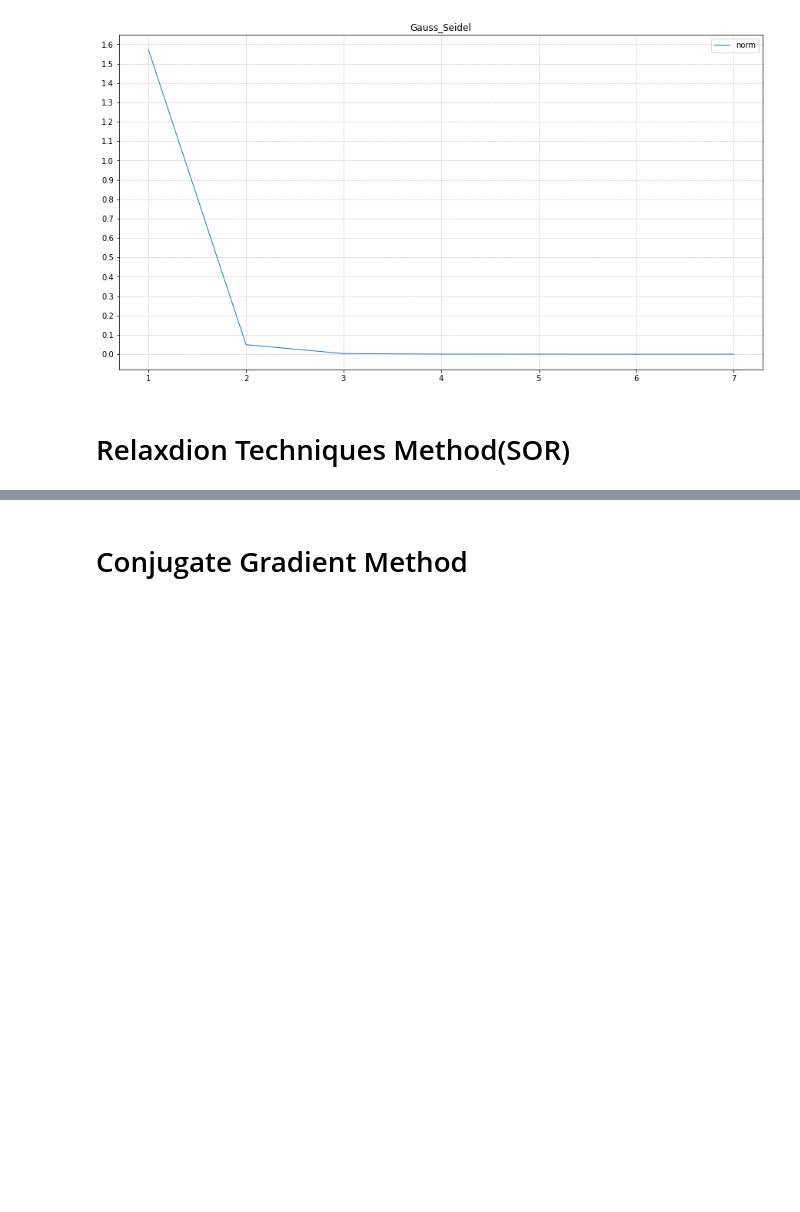
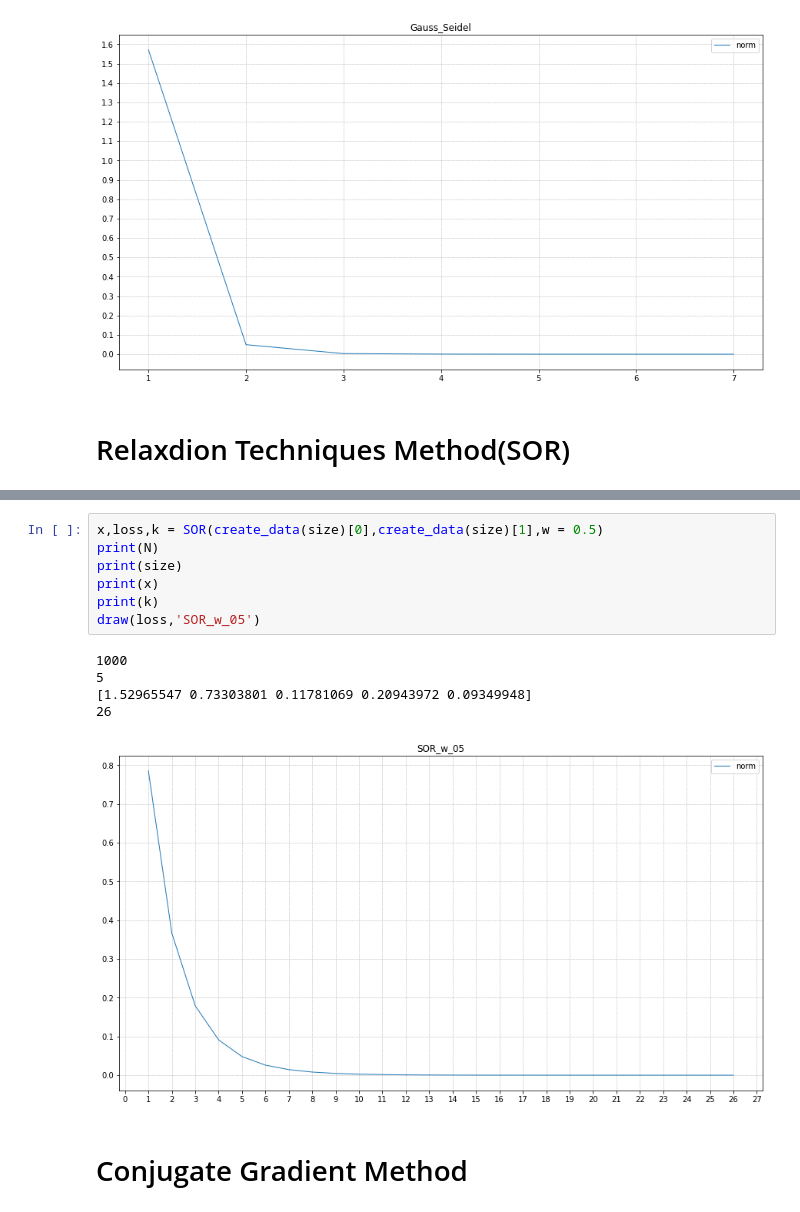
Before and after one commit to leoliu5550/numerical, a Jupyter notebook: SOR_Method.ipynb, the cells around one changed output, grey strips where cells are left out. Drawn from its saved outputs; the diff is of its cells as text; blank space fills up the shorter version.

```diff
--- a/SOR_Method.ipynb
+++ b/SOR_Method.ipynb
@@ -254,2 +224,15 @@ SOR(Test_matrix,tb_matrix,w = 1,test=True)
+# %%
+x,loss,k = SOR(create_data(size)[0],create_data(size)[1],w = 0.5)
+print(N)
+print(size)
+print(x)
+print(k)
+draw(loss,'SOR_w_05')
+# %% [output]
+1000
+5
+[1.52965547 0.73303801 0.11781069 0.20943972 0.09349948]
+26
+[figure, added]
 # %% [markdown]
 # Conjugate Gradient Method
```
Also changed, not shown: parts of 11 cells of this notebook.
